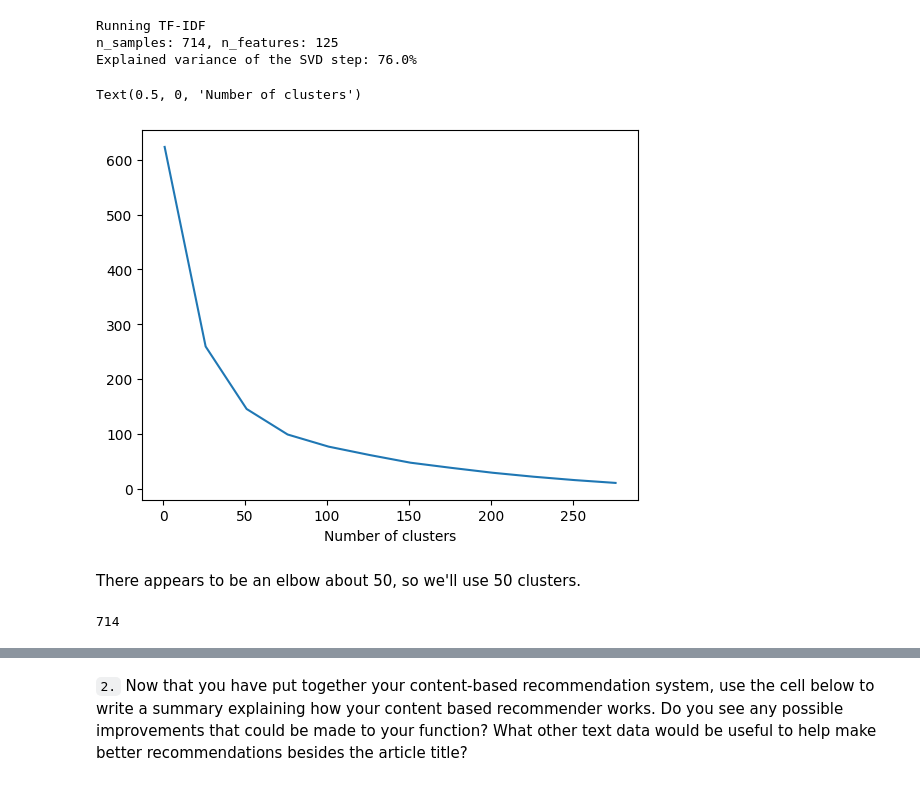
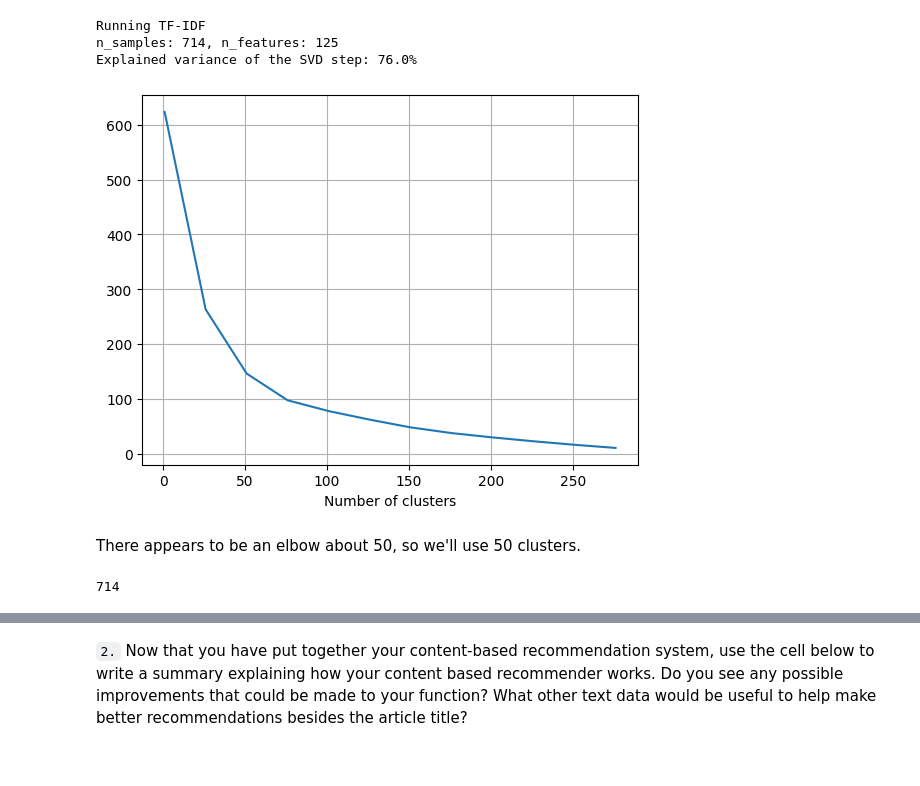
Before and after one commit to maxtschochner/dsnd-recommendation-systems-project, a Jupyter notebook: Recommendations_with_IBM/Recommendations_with_IBM.ipynb, the cells around one changed output, grey strips where cells are left out. Cells and saved outputs as stored; diff of their text form; code cells hidden in the pictures.

```diff
--- a/starter/Recommendations_with_IBM.ipynb
+++ b/Recommendations_with_IBM/Recommendations_with_IBM.ipynb
@@ -795,26 +828,26 @@ Explained variance of the SVD step: 76.0%
 # %%
 # Let's map the inertia for different number of clusters to find the optimal number of clusters
 # We'll plot it to see the elbow
 inertia = []
 clusters = 300
 step = 25
 max_iter = 50
 n_init = 5
 random_state = 42
 for k in range(1, clusters, step):
     kmeans = KMeans(
         n_clusters=k,
         max_iter=max_iter,
         n_init=n_init,
         random_state=random_state,
     ).fit(X_lsa)
     # inertia is the sum of squared distances to the closest cluster center
     inertia.append(kmeans.inertia_)
 plt.plot(range(1, clusters, step), inertia)
 plt.xlabel('Number of clusters')
+plt.grid()
 # %% [output]
-Text(0.5, 0, 'Number of clusters')
-[figure, old version]
+[figure, new version]
 # %% [markdown]
 There appears to be an elbow about 50, so we'll use 50 clusters.
 # %%
@@ -825,11 +858,11 @@ kmeans = KMeans(
     n_init=n_init,
     random_state=random_state,
 ).fit(X_lsa)
-# %%
-len(kmeans.labels_)
-# kmeans.feature_names_in_
-# %% [output]
-714
+# %%
+# Check the dimensions of the labels of the trained kmeans model
+len(kmeans.labels_)
+# %% [output]
+714
 # %%
 # create a new column `title_cluster` and assign it the kmeans cluster labels
 # Map the labels from df_unique_articles (unique articles) to df
```
Also changed, not shown: parts of 42 cells of this notebook, 7 other files.
